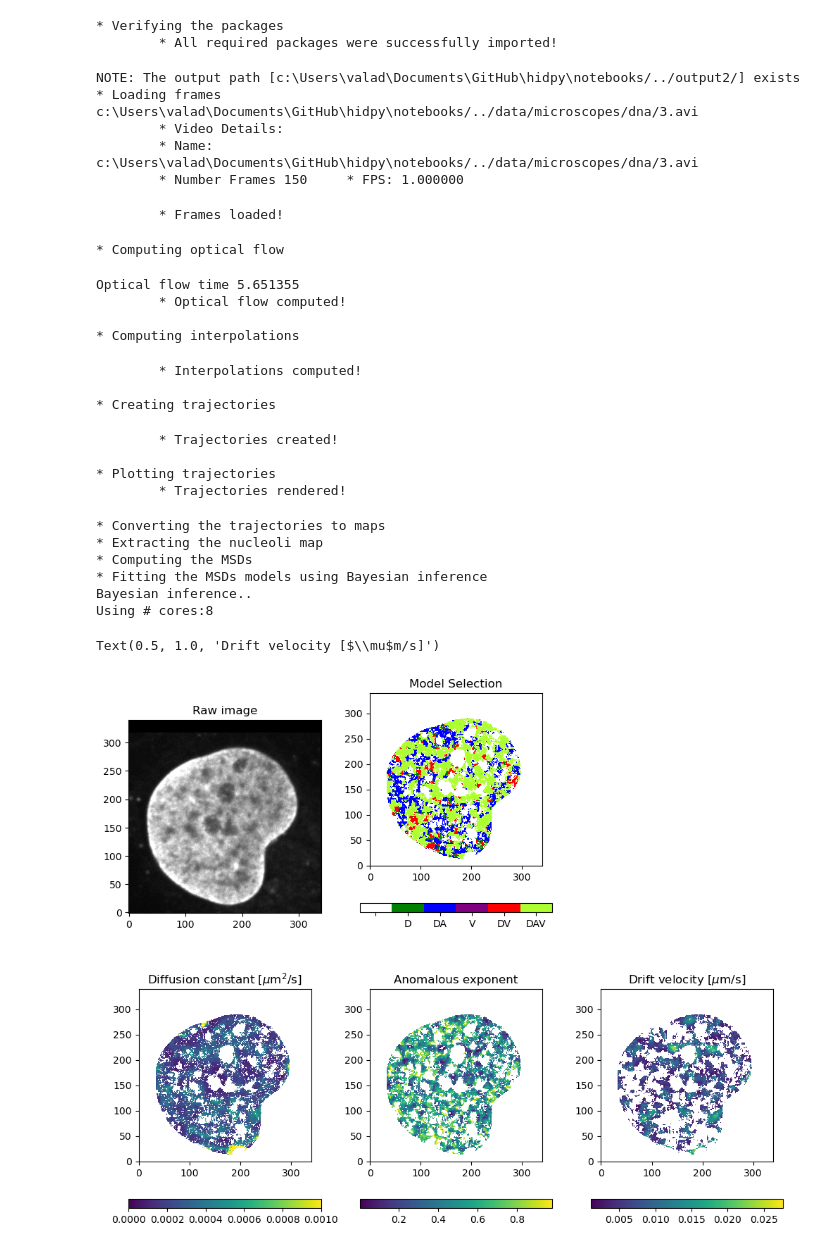
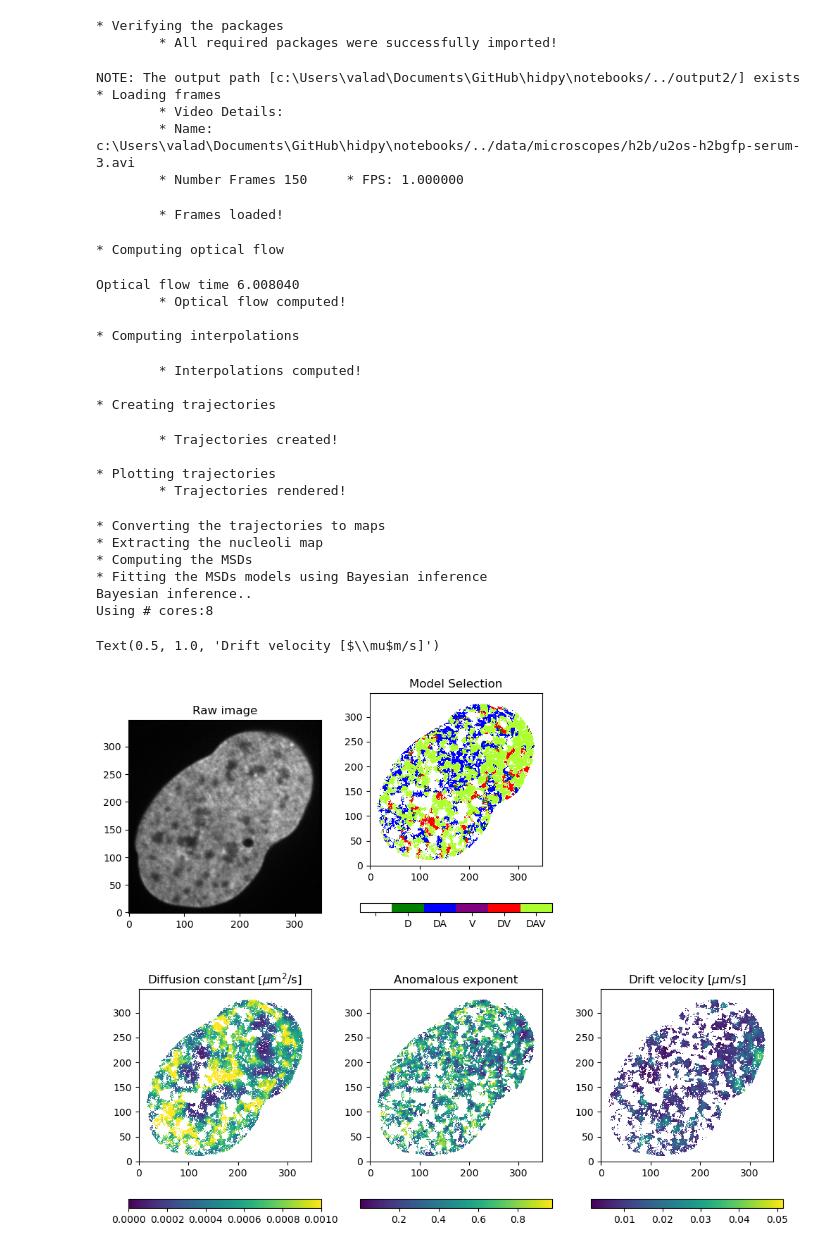
Before and after one commit to marwan-abdellah/hidpy, a Jupyter notebook: notebooks/02-hidpy-stage-1.ipynb, the cells around one changed output. Cells and saved outputs as stored; diff of their text form; code cells hidden in the pictures.

```diff
--- a/notebooks/02-hidpy-stage-1.ipynb
+++ b/notebooks/02-hidpy-stage-1.ipynb
@@ -28,14 +28,15 @@ print('\t* All required packages were successfully imported!')
 # %%
 ############ INPUTS PANEL, YOU CAN EDIT THIS PANEL ############
 # Input video sequence (single sequence)
-#video_sequence = '%s/../data/microscopes/h2b/u2os-h2bgfp-serum-3.avi' % os.getcwd() # parameters of this sequence: pixel_size=0.088, dt=0.200
-video_sequence = '%s/../data/microscopes/dna/3.avi' % os.getcwd()                    # parameters of this sequence: pixel_size=0.065, dt=0.200
+video_sequence = '%s/../data/microscopes/h2b/u2os-h2bgfp-serum-3.avi' % os.getcwd() # parameters of this sequence: pixel_size=0.088, dt=0.200
+#video_sequence = '%s/../data/microscopes/dna/3.avi' % os.getcwd()                    # parameters of this sequence: pixel_size=0.065, dt=0.200
+nameOutput='u2os-h2bgfp-serum-3'
 
 # Pixel threshold
-pixel_threshold = 125
+pixel_threshold = 100
 
 # Pixel size (should be in microns)
-pixel_size = 0.065
+pixel_size = 0.088
 
 # Time step (should be in seconds)
 dt = 0.200
@@ -59,9 +60,8 @@ print('\t* Frames loaded!')
 # %% [output]
 NOTE: The output path [c:\Users\valad\Documents\GitHub\hidpy\notebooks/../output2/] exists
 * Loading frames
-c:\Users\valad\Documents\GitHub\hidpy\notebooks/../data/microscopes/dna/3.avi
         * Video Details:
-        * Name: c:\Users\valad\Documents\GitHub\hidpy\notebooks/../data/microscopes/dna/3.avi
+        * Name: c:\Users\valad\Documents\GitHub\hidpy\notebooks/../data/microscopes/h2b/u2os-h2bgfp-serum-3.avi
         * Number Frames 150     * FPS: 1.000000
         * Frames loaded!
 # %%
@@ -92,7 +92,7 @@ print('\t* Trajectories rendered!\n')
 ################## PLEASE DON'T EDIT THIS PANEL #################
 # %% [output]
 * Computing optical flow
-Optical flow time 5.651355
+Optical flow time 6.008040
         * Optical flow computed!
 
 * Computing interpolations
@@ -171,35 +171,35 @@ matD[np.where(Bayes['D']<1e-10)]=np.nan
 
 # #figure(2)
 img2=ax[1,0].imshow(matD, interpolation='nearest',cmap='viridis',origin='lower')
 ax[1,0].contour(matrix1, colors='k', origin='lower')
 cbarD=fig.colorbar(img2,ax=ax[1,0],spacing='proportional',orientation='horizontal')
 ax[1,0].set_title(r'Diffusion constant [$\mu$m$^2$/s]')
-img2.set_clim(0,0.001) # adapt colorbar limits based on data
+
 
 matA=[]
 matA=Bayes['A']
 matA[np.where(Bayes['model']==0)]=np.nan
 matA[np.where(Bayes['A']<1e-10)]=np.nan
 
 # #figure(3)
 img3=ax[1,1].imshow(matA, interpolation='nearest',cmap='viridis',origin='lower')
 ax[1,1].contour(matrix1, colors='k', origin='lower')
 fig.colorbar(img3,ax=ax[1,1],spacing='proportional',orientation='horizontal')
 ax[1,1].set_title('Anomalous exponent')
 
 matV=[]
 matV=Bayes['V']
 matV[np.where(Bayes['model']==0)]=np.nan
 matV[np.where(Bayes['V']==0)]=np.nan
 
 # #figure(4)
 img4=ax[1,2].imshow(matV, interpolation='nearest',cmap='viridis',origin='lower')
 ax[1,2].contour(matrix1, colors='k', origin='lower')
 fig.colorbar(img4,ax=ax[1,2],spacing='proportional',orientation='horizontal')
 ax[1,2].set_title(r'Drift velocity [$\mu$m/s]')
 # %% [output]
 Text(0.5, 1.0, 'Drift velocity [$\\mu$m/s]')
-[figure, old version]
+[figure, new version]
 # %%
 # Save pickle file per cell
 
```
Also changed, not shown: parts of 1 cell of this notebook.
